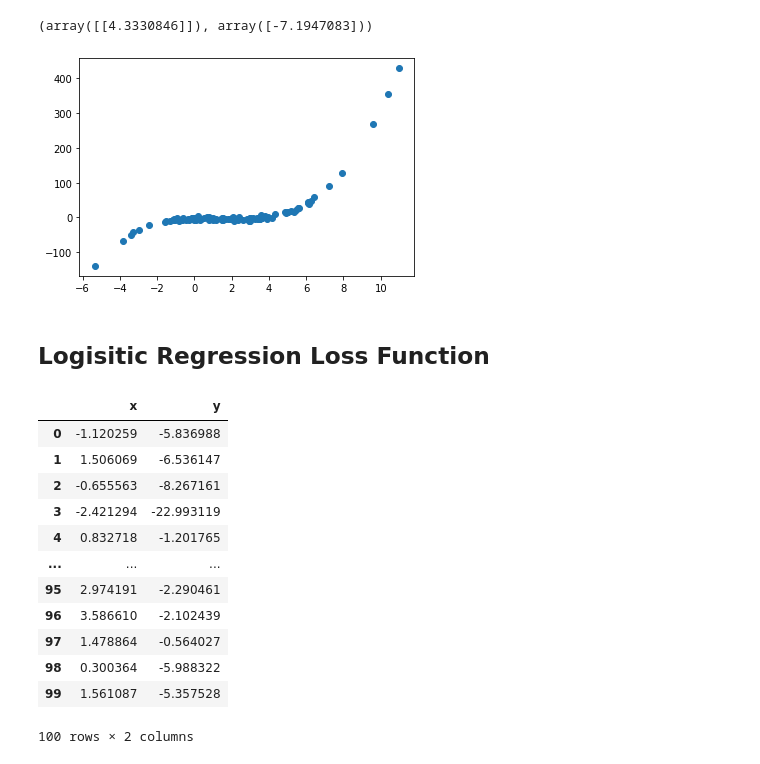
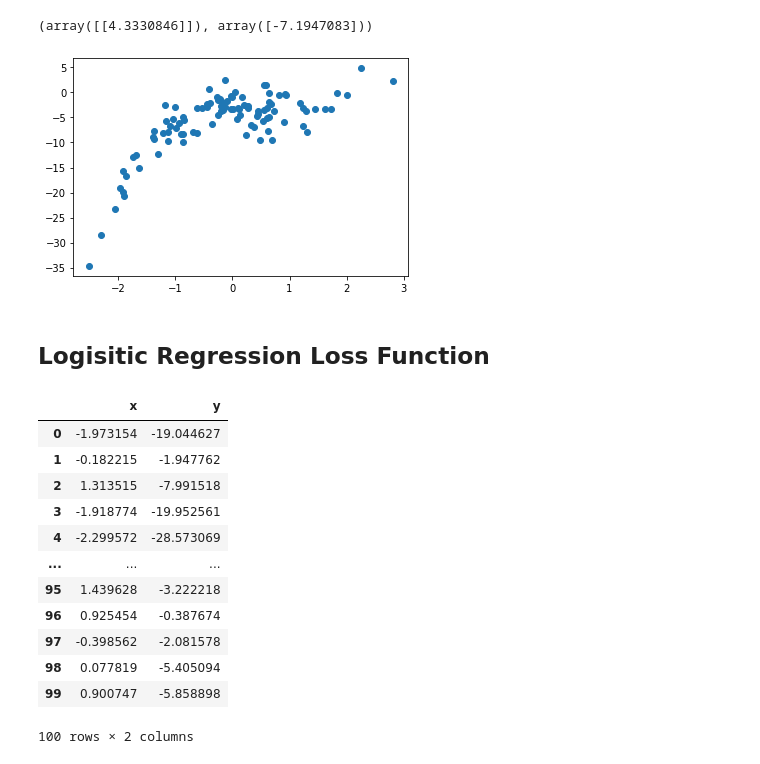
Before and after one commit to mostafaghadimi/IEEE-HandsOn, a Jupyter notebook: GLM.ipynb, the cells around one changed output. Cells and saved outputs as stored; diff of their text form; code cells hidden in the pictures.

```diff
--- a/GLM.ipynb
+++ b/GLM.ipynb
@@ -184,11 +184,11 @@ weights, interceptor
 (array([[4.3330846]]), array([-7.1947083]))
 # %%
 # np.random.seed(0)
-x = 2 - 3 * np.random.normal(0, 1, 100)
-y = x - 2 * (x ** 2) + 0.5 * (x ** 3) + np.random.normal(-3, 3, 100)
+x = np.random.normal(0, 1, 100)
+y = x - 2 * (x ** 2) + (x ** 3) + np.random.normal(-3, 3, 100)
 plot = plt.plot(x, y, 'o')
 # %% [output]
-[figure, old version]
+[figure, new version]
 # %% [markdown]
 ## Logisitic Regression Loss Function
 # %%
@@ -202,16 +202,16 @@ df1['y'] = y
 df1
 # %% [output]
 |  | x | y |
-| 0 | -1.120259 | -5.836988 |
-| 1 | 1.506069 | -6.536147 |
-| 2 | -0.655563 | -8.267161 |
-| 3 | -2.421294 | -22.993119 |
-| 4 | 0.832718 | -1.201765 |
+| 0 | -1.973154 | -19.044627 |
+| 1 | -0.182215 | -1.947762 |
+| 2 | 1.313515 | -7.991518 |
+| 3 | -1.918774 | -19.952561 |
+| 4 | -2.299572 | -28.573069 |
 | ... | ... | ... |
-| 95 | 2.974191 | -2.290461 |
-| 96 | 3.586610 | -2.102439 |
-| 97 | 1.478864 | -0.564027 |
-| 98 | 0.300364 | -5.988322 |
-| 99 | 1.561087 | -5.357528 |
+| 95 | 1.439628 | -3.222218 |
+| 96 | 0.925454 | -0.387674 |
+| 97 | -0.398562 | -2.081578 |
+| 98 | 0.077819 | -5.405094 |
+| 99 | 0.900747 | -5.858898 |
 100 rows × 2 columns
 # %%
```
Also changed, not shown: parts of 1 cell of this notebook, 1 other file.
